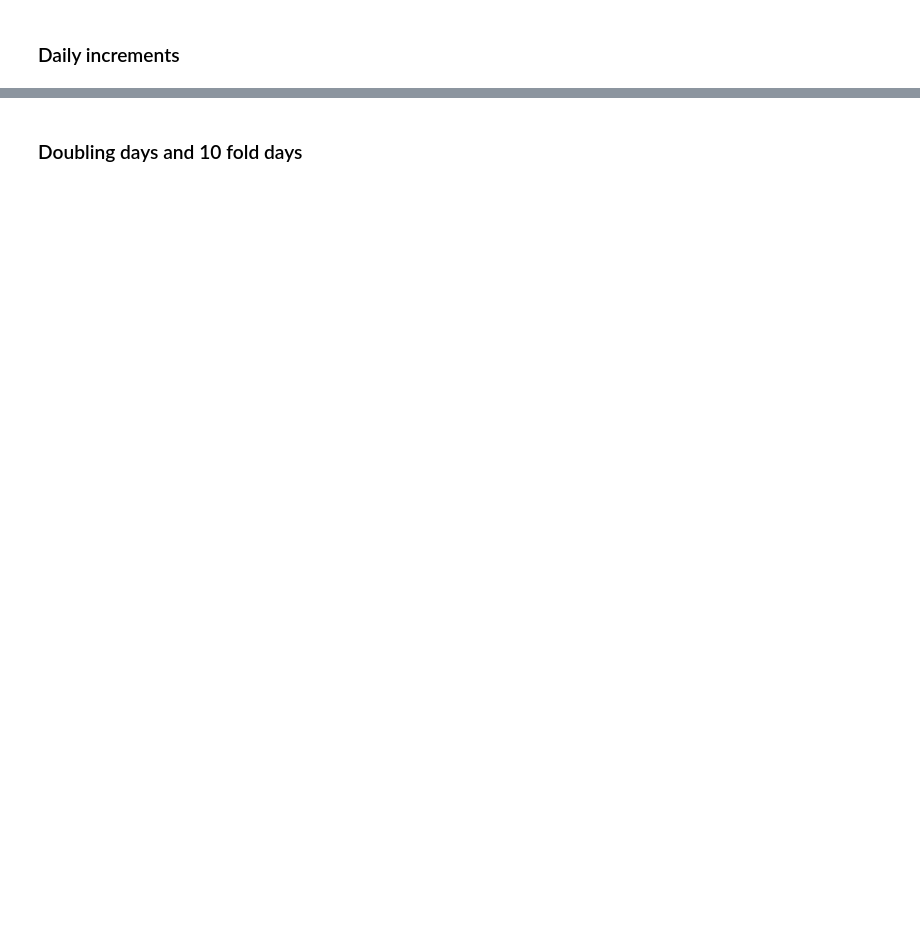
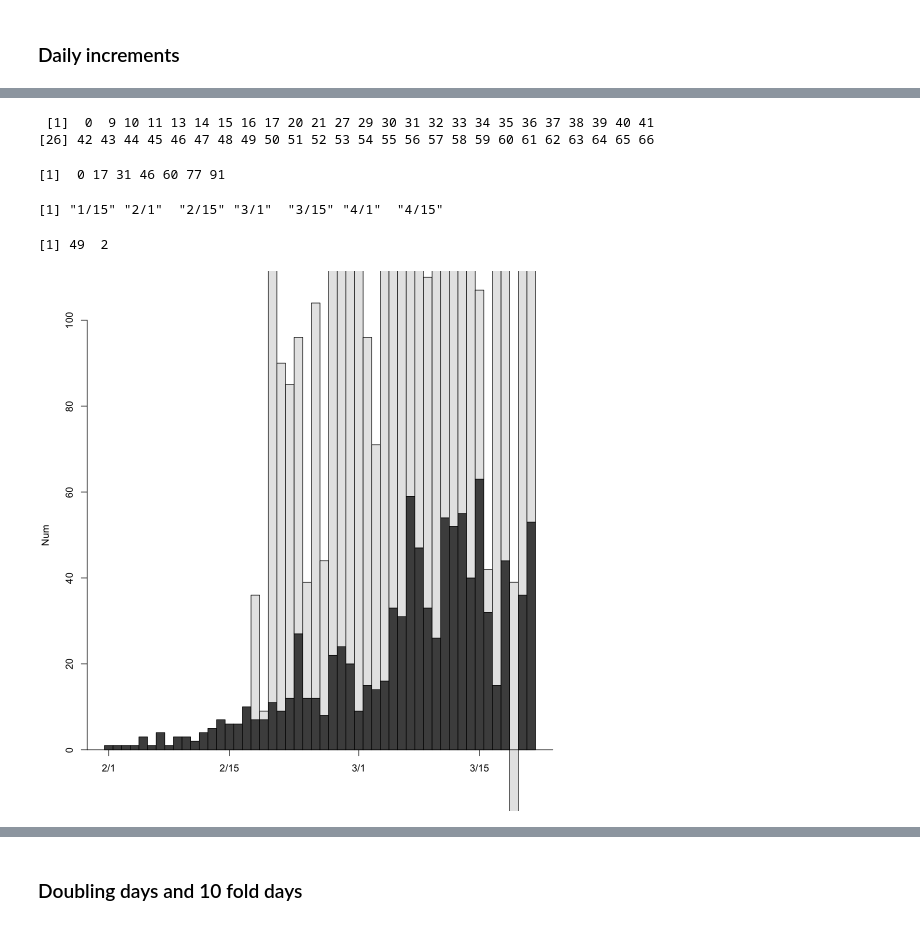
Before and after one commit to naono-git/covid19, a Jupyter notebook: covid19.ipynb, the cells around one changed output, grey strips where cells are left out. Drawn from its saved outputs; the diff is of its cells as text; code cells hidden in the pictures; blank space fills up the shorter version.

```diff
--- a/covid19.ipynb
+++ b/covid19.ipynb
@@ -147 +177,19 @@ inf_daily <- daydiff(covid$i)
+# %%
+ddd-d0
+# %% [output]
+ [1]  0  9 10 11 13 14 15 16 17 20 21 27 29 30 31 32 33 34 35 36 37 38 39 40 41
+[26] 42 43 44 45 46 47 48 49 50 51 52 53 54 55 56 57 58 59 60 61 62 63 64 65 66
+# %%
+ddlabel-d0
+ticklabel
+hoge <- cbind(inf_daily,pcr_daily-inf_daily) [-1,]
+dim(hoge)
+barplot(rbind(inf_daily,pcr_daily-inf_daily),space=0,ylim=c(0,100), ylab="Num")
+#axis(1, at=ddlabel-d0-3, ddlabel-d0)
+axis(1, at=ddlabel-d0-16.5, ticklabel)
+# %% [output]
+[1]  0 17 31 46 60 77 91
+[1] "1/15" "2/1"  "2/15" "3/1"  "3/15" "4/1"  "4/15"
+[1] 49  2
+[figure, added]
 # %%
```
Also changed, not shown: parts of 12 cells of this notebook, 1 other file.
